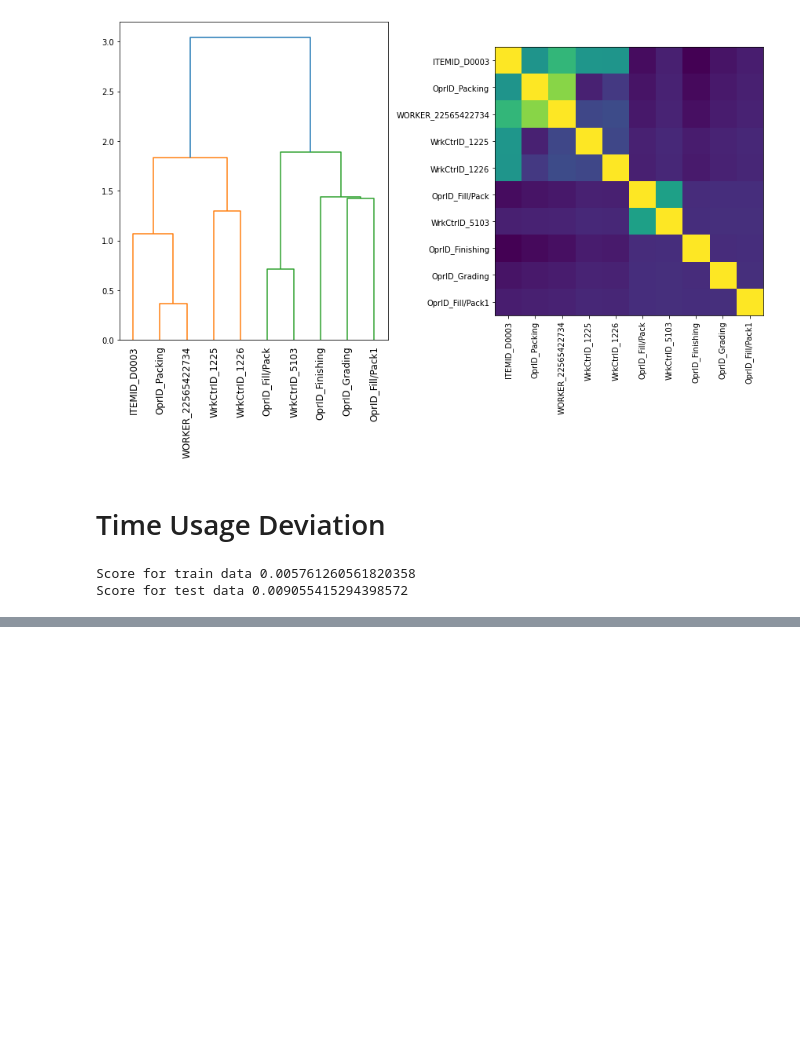
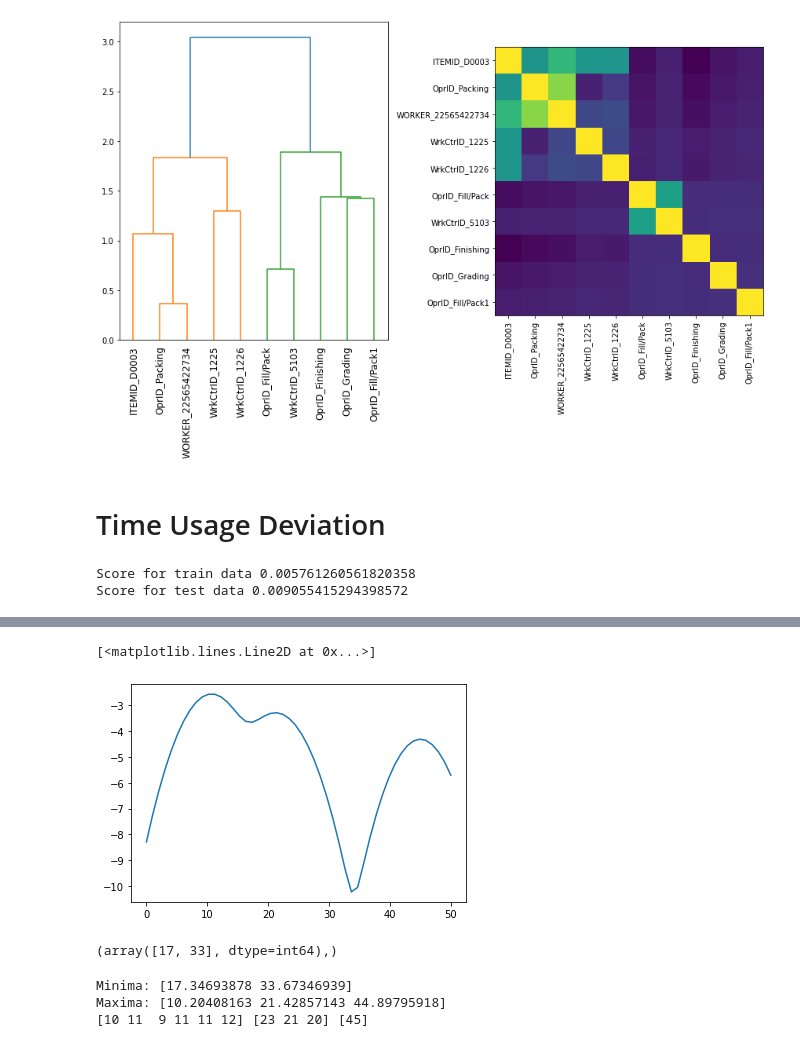
Before and after one commit to Yucheng-Ren/thesis, a Jupyter notebook: statistics.ipynb, the cells around one changed output, grey strips where cells are left out. Saved outputs shown, nothing was run; the diff lists cells and outputs as text; code cells hidden in the pictures; blank space fills up the shorter version.

```diff
--- a/statistics.ipynb
+++ b/statistics.ipynb
@@ -281,0 +287,26 @@ plt.plot(y)
+# %%
+from numpy import array, linspace
+from sklearn.neighbors import KernelDensity
+
+a = array([10,11,9,23,21,11,45,20,11,12]).reshape(-1, 1)
+kde = KernelDensity(kernel='gaussian', bandwidth=3).fit(a)
+s = linspace(0,50)
+e = kde.score_samples(s.reshape(-1,1))
+plt.plot(s, e)
+# %% [output]
+[<matplotlib.lines.Line2D at 0x...>]
+[figure, added]
+# %%
+argrelextrema(e, np.less)
+# %% [output]
+(array([17, 33], dtype=int64),)
+# %%
+from scipy.signal import argrelextrema
+mi, ma = argrelextrema(e, np.less)[0], argrelextrema(e, np.greater)[0]
+print("Minima:", s[mi])
+print("Maxima:", s[ma])
+print(a[a < mi[0]], a[(a >= mi[0]) * (a <= mi[1])], a[a >= mi[1]])
+# %% [output]
+Minima: [17.34693878 33.67346939]
+Maxima: [10.20408163 21.42857143 44.89795918]
+[10 11  9 11 11 12] [23 21 20] [45]
```
Also changed, not shown: parts of 2 cells of this notebook.
